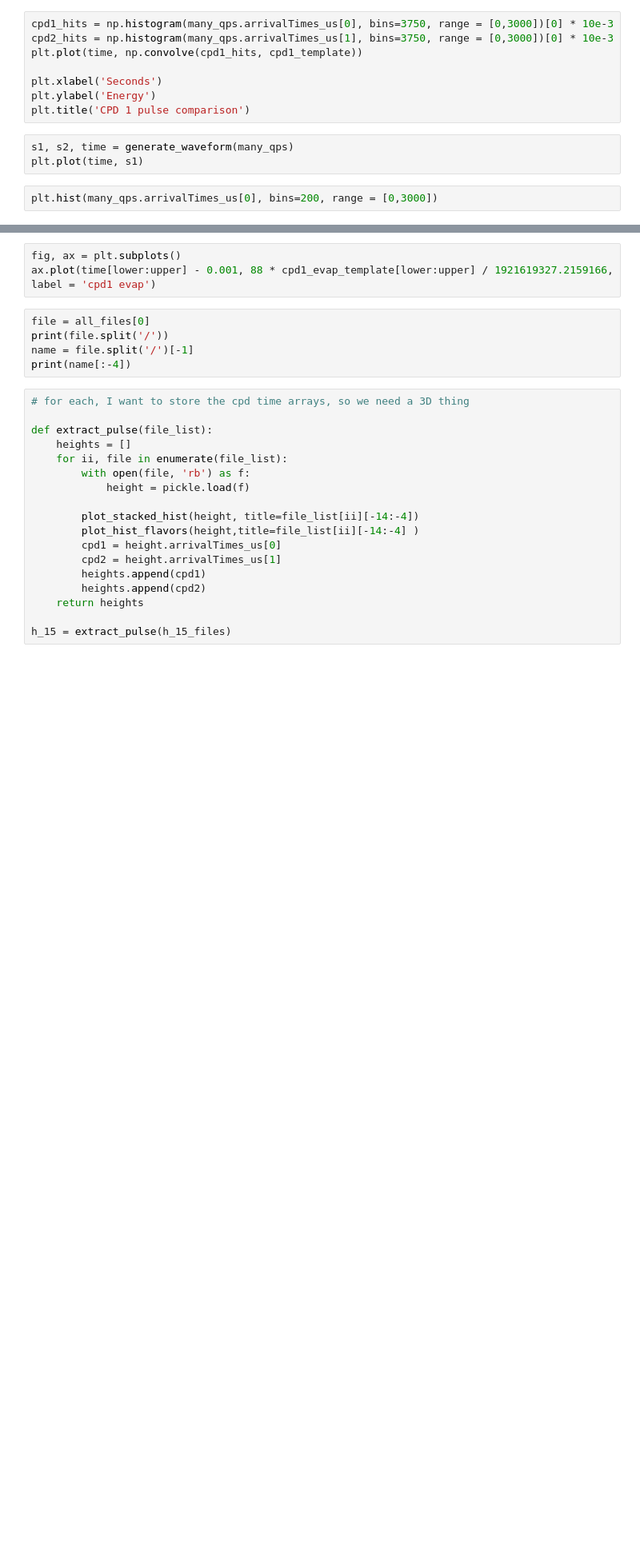
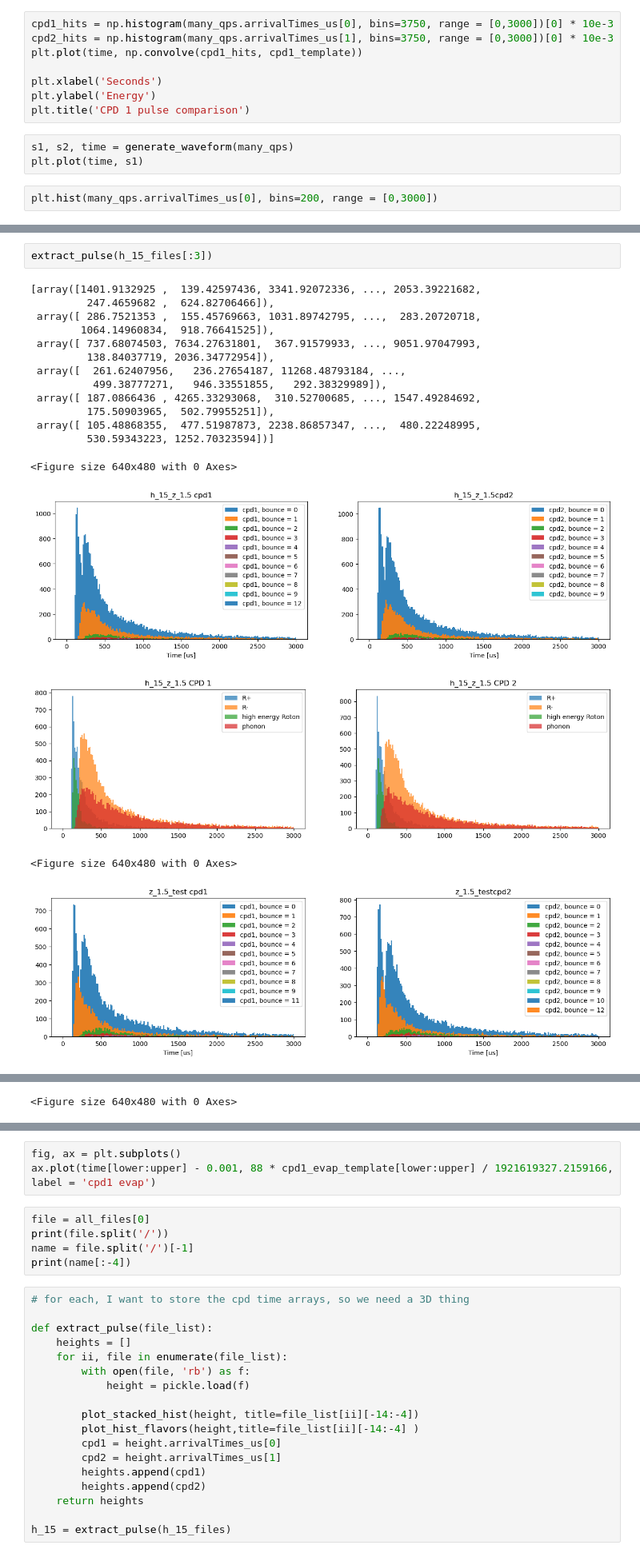
Before and after one commit to spice-herald/HeST, a Jupyter notebook: analysis/unity_analysis.ipynb, the cells around one changed output, grey strips where cells are left out. Shown at 80% size. Cells and saved outputs as stored; diff of their text form; blank space fills up the shorter version.

```diff
--- a/analysis/unity_analysis.ipynb
+++ b/analysis/unity_analysis.ipynb
@@ -178,0 +182,20 @@ h_2_5_files = glob.glob('/work/pi_shertel_umass_edu/quasiparticle_simulation/swe
+# %%
+extract_pulse(h_15_files[:3])
+# %% [output]
+[array([1401.9132925 ,  139.42597436, 3341.92072336, ..., 2053.39221682,
+         247.4659682 ,  624.82706466]),
+ array([ 286.7521353 ,  155.45769663, 1031.89742795, ...,  283.20720718,
+        1064.14960834,  918.76641525]),
+ array([ 737.68074503, 7634.27631801,  367.91579933, ..., 9051.97047993,
+         138.84037719, 2036.34772954]),
+ array([  261.62407956,   236.27654187, 11268.48793184, ...,
+          499.38777271,   946.33551855,   292.38329989]),
+ array([ 187.0866436 , 4265.33293068,  310.52700685, ..., 1547.49284692,
+         175.50903965,  502.79955251]),
+ array([ 105.48868355,  477.51987873, 2238.86857347, ...,  480.22248995,
+         530.59343223, 1252.70323594])]
+<Figure size 640x480 with 0 Axes>
+[figure, added]
+[figure, added]
+<Figure size 640x480 with 0 Axes>
+[figure, added]
@@ -178,0 +203 @@ h_2_5_files = glob.glob('/work/pi_shertel_umass_edu/quasiparticle_simulation/swe
+<Figure size 640x480 with 0 Axes>
```
Also changed, not shown: parts of 5 cells of this notebook, 4 other files.
